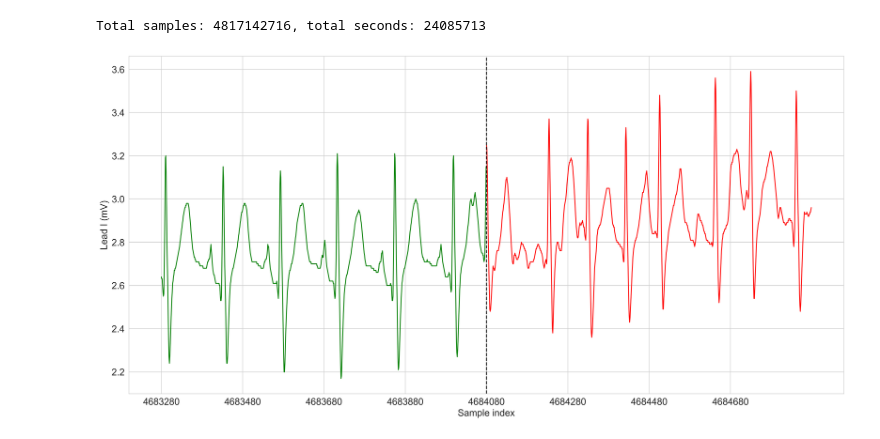
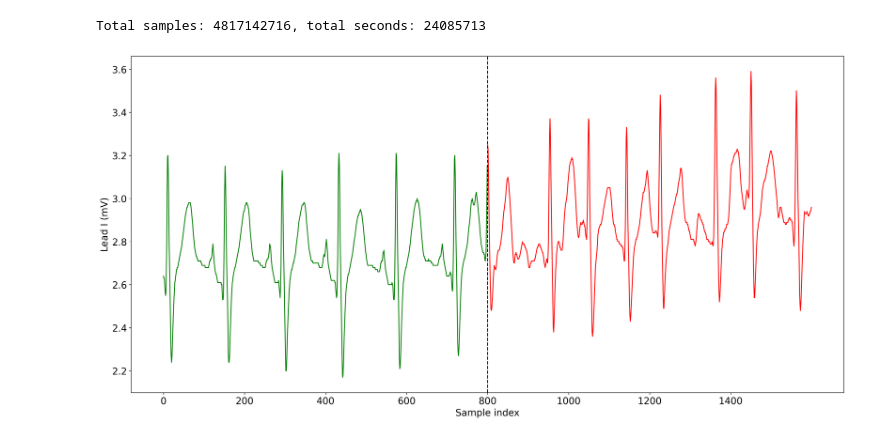
Before and after one commit to cedricgilon/iridia-af, a Jupyter notebook: examples/figures.ipynb, the cells around one changed output. Saved outputs shown, nothing was run; the diff lists cells and outputs as text; code cells hidden in the pictures.

Commit message:
[update] Add xticks

```diff
--- a/examples/figures.ipynb
+++ b/examples/figures.ipynb
@@ -41,27 +43,27 @@ Total samples: 4817142716, total seconds: 24085713
 # %%
 record = create_record("record_026", metadata_df, hp.RECORDS_PATH)
 record.load_ecg()
 
 plt.figure(figsize=(18, 9))
 plt.rcParams.update({'font.size': 16})
 shift = 4 * 200
 event_index = record.ecg_labels_df.iloc[0].start_qrs_index
 af_data = record.ecg[0][event_index - shift:event_index + shift, 0]
 af_before = np.copy(af_data)
 af_before[shift:] = np.nan
 af_after = np.copy(af_data)
 af_after[:shift] = np.nan
 
 plt.plot(af_before, color="green")
 plt.plot(af_after, color="red")
 plt.ylabel("Lead I (mV)")
 plt.xlabel("Sample index")
 plt.axvline(x=shift, color="black", linestyle="--")
-xticks_labels = [str(i) for i in range(event_index - shift, event_index + shift, 200)]
+xticks_labels = [str(i) for i in range(0, len(af_data), 200)]
 plt.xticks(range(0, len(af_data), 200), xticks_labels)
 plt.tight_layout()
 # %% [output]
-[figure, old version]
+[figure, new version]
 # %%
 record = create_record("record_026", metadata_df, hp.RECORDS_PATH)
 record.load_ecg()
```
Also changed, not shown: parts of 11 cells of this notebook, 1 other file.
